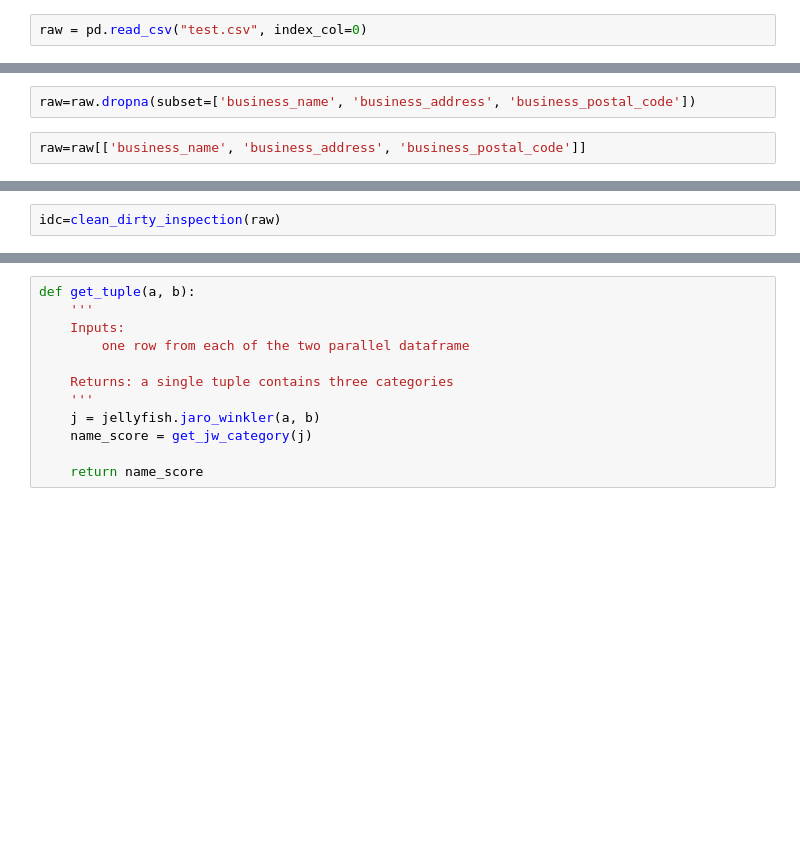
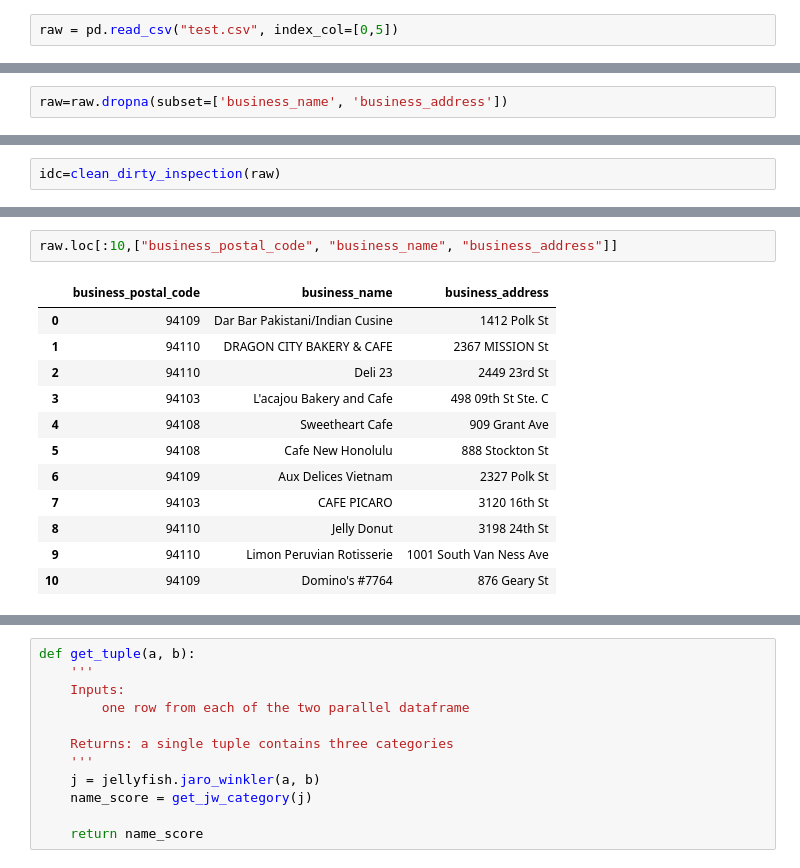
Before and after one commit to tianchu-shu/undergrad_thesis, a Jupyter notebook: df_test_.ipynb, the cells around one changed output, grey strips where cells are left out. Saved outputs shown, nothing was run; the diff lists cells and outputs as text; blank space fills up the shorter version.

```diff
--- a/df_test_.ipynb
+++ b/df_test_.ipynb
@@ -6,5 +8,5 @@ from fuzzywuzzy import process
 # %%
-raw = pd.read_csv("test.csv", index_col=0)
+raw = pd.read_csv("test.csv", index_col=[0,5])
 # %%
 raw.columns
 # %% [output]
@@ -16,2 +18,4 @@ Index(['business_name', 'business_address', 'business_city', 'business_state',
       dtype='object')
+# %%
+raw=raw.dropna(subset=['business_name', 'business_address'])
 # %%
@@ -26,7 +25,3 @@ raw.tail()
-# %%
-raw=raw.dropna(subset=['business_name', 'business_address', 'business_postal_code'])
-# %%
-raw=raw[['business_name', 'business_address', 'business_postal_code']]
 # %%
 # a 10-row mini test df
 mni =raw.loc[50610:50619]
@@ -211,0 +290,15 @@ res
+# %%
+raw.loc[:10,["business_postal_code", "business_name", "business_address"]]
+# %% [output]
+|  | business_postal_code | business_name | business_address |
+| 0 | 94109 | Dar Bar Pakistani/Indian Cusine | 1412 Polk St |
+| 1 | 94110 | DRAGON CITY BAKERY & CAFE | 2367 MISSION St |
+| 2 | 94110 | Deli 23 | 2449 23rd St |
+| 3 | 94103 | L'acajou Bakery and Cafe | 498 09th St Ste. C |
+| 4 | 94108 | Sweetheart Cafe | 909 Grant Ave |
+| 5 | 94108 | Cafe New Honolulu | 888 Stockton St |
+| 6 | 94109 | Aux Delices Vietnam | 2327 Polk St |
+| 7 | 94103 | CAFE PICARO | 3120 16th St |
+| 8 | 94110 | Jelly Donut | 3198 24th St |
+| 9 | 94110 | Limon Peruvian Rotisserie | 1001 South Van Ness Ave |
+| 10 | 94109 | Domino's #7764 | 876 Geary St |
```
Also changed, not shown: parts of 25 cells of this notebook.
